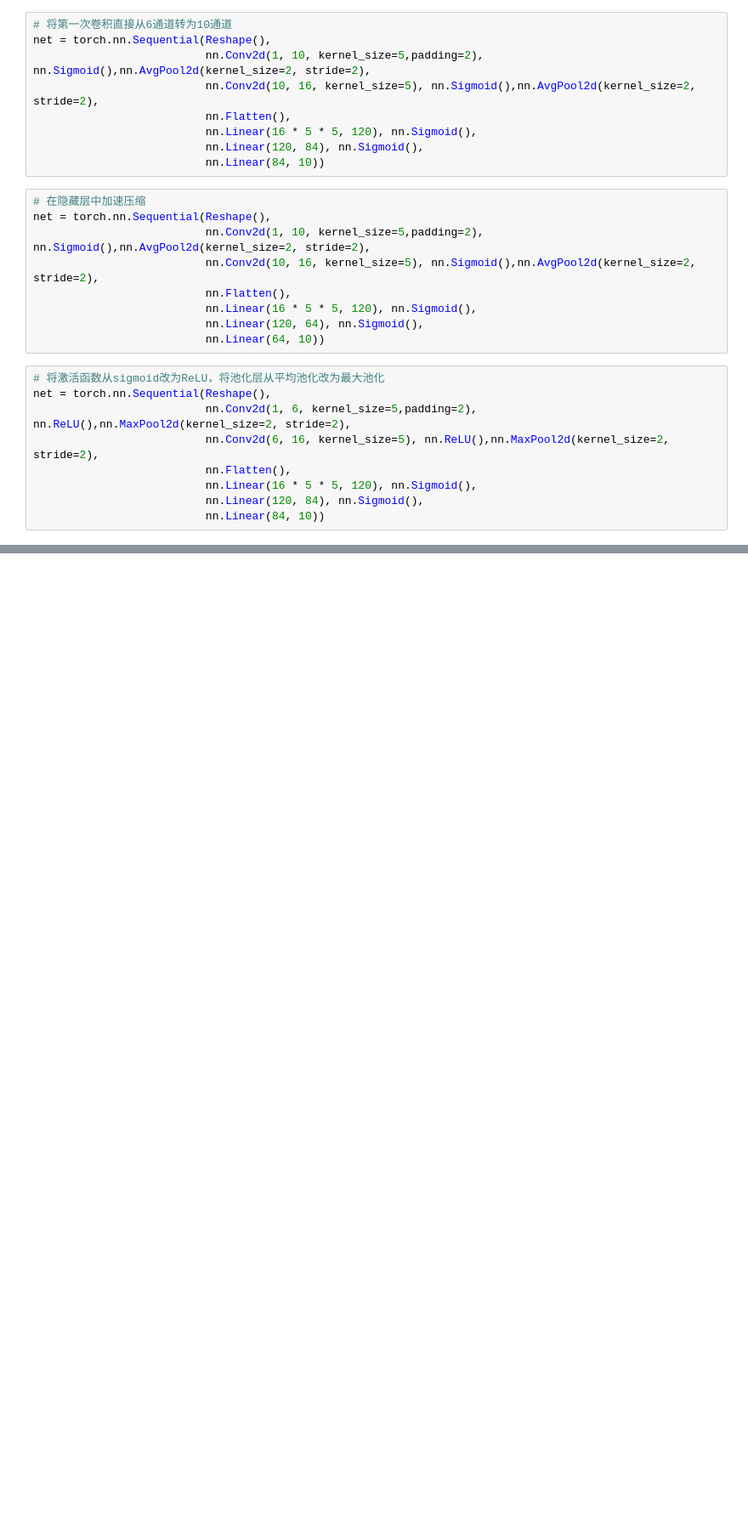
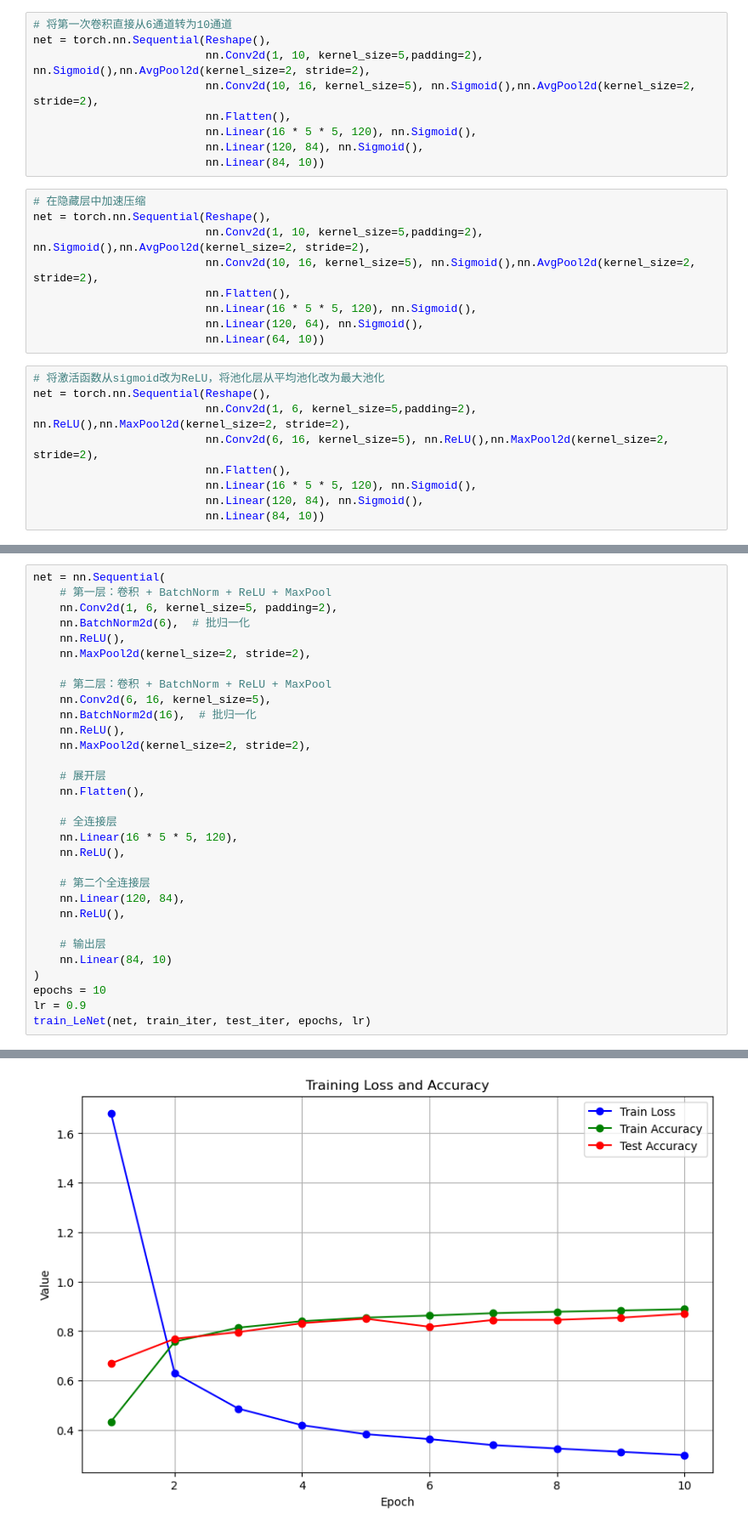
Before and after one commit to KaigeZheng/Python-Course-Design-LeNet-5, a Jupyter notebook: LeNet.ipynb, the cells around one changed output, grey strips where cells are left out. Shown at 85% size. Cells and saved outputs as stored; diff of their text form; blank space fills up the shorter version.

```diff
--- a/LeNet.ipynb
+++ b/LeNet.ipynb
@@ -205,0 +278,32 @@ loss 0.468, train acc 0.825, test acc 0.815
+# %%
+net = nn.Sequential(
+    # 第一层：卷积 + BatchNorm + ReLU + MaxPool
+    nn.Conv2d(1, 6, kernel_size=5, padding=2),
+    nn.BatchNorm2d(6),  # 批归一化
+    nn.ReLU(),
+    nn.MaxPool2d(kernel_size=2, stride=2),
+
+    # 第二层：卷积 + BatchNorm + ReLU + MaxPool
+    nn.Conv2d(6, 16, kernel_size=5),
+    nn.BatchNorm2d(16),  # 批归一化
+    nn.ReLU(),
+    nn.MaxPool2d(kernel_size=2, stride=2),
+
+    # 展开层
+    nn.Flatten(),
+
+    # 全连接层
+    nn.Linear(16 * 5 * 5, 120),
+    nn.ReLU(),
+
+    # 第二个全连接层
+    nn.Linear(120, 84),
+    nn.ReLU(),
+
+    # 输出层
+    nn.Linear(84, 10)
+)
+epochs = 10
+lr = 0.9
+train_LeNet(net, train_iter, test_iter, epochs, lr)
+# %% [output]
@@ -205,0 +322 @@ loss 0.468, train acc 0.825, test acc 0.815
+[figure, added]
```
Also changed, not shown: parts of 5 cells of this notebook, 2 other files.
